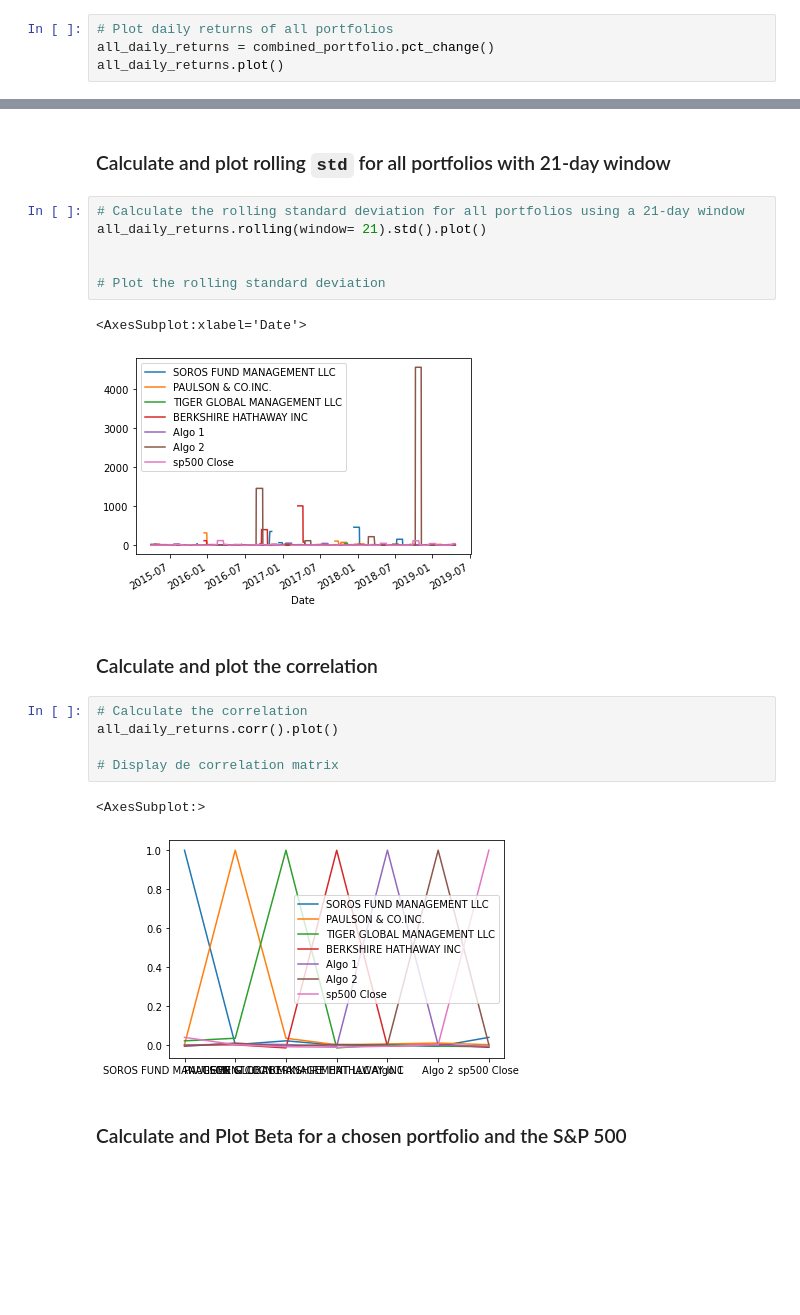
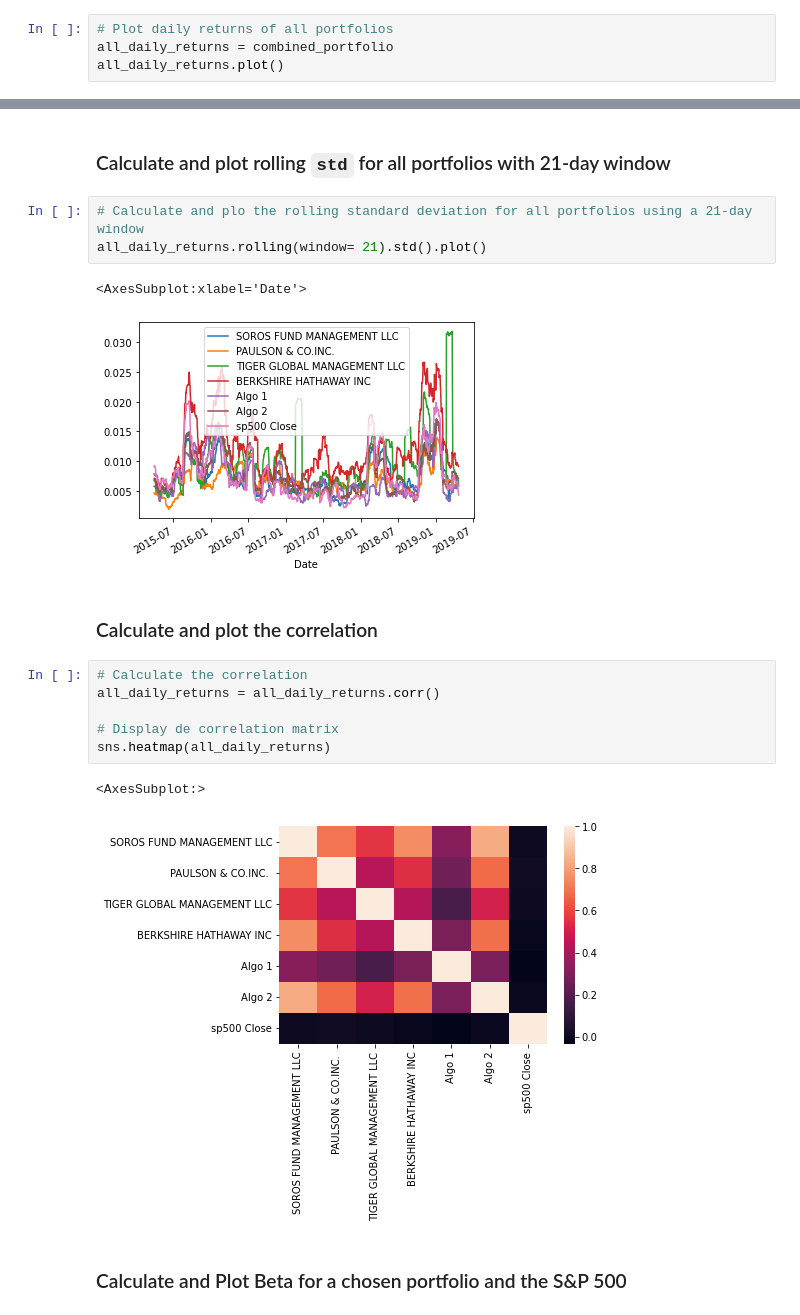
Before and after one commit to ALPHAINFINITETEAM/Pandas-Homework, a Jupyter notebook: Starter_Code/whale_analysis_HW.ipynb, the cells around one changed output, grey strips where cells are left out. Cells and saved outputs as stored; diff of their text form; blank space fills up the shorter version.

```diff
--- a/Starter_Code/whale_analysis_HW.ipynb
+++ b/Starter_Code/whale_analysis_HW.ipynb
@@ -279,7 +280,7 @@ In this section, you will calculate and visualize performance and risk metrics f
 #### Calculate and Plot the daily returns.
 # %%
 # Plot daily returns of all portfolios
-all_daily_returns = combined_portfolio.pct_change()
+all_daily_returns = combined_portfolio
 all_daily_returns.plot()
 # %% [output]
 <AxesSubplot:xlabel='Date'>
@@ -384,24 +390,22 @@ Risk changes over time. Analyze the rolling statistics for Risk and Beta.
 # %% [markdown]
 ### Calculate and plot rolling `std` for all portfolios with 21-day window
 # %%
-# Calculate the rolling standard deviation for all portfolios using a 21-day window
+# Calculate and plo the rolling standard deviation for all portfolios using a 21-day window
 all_daily_returns.rolling(window= 21).std().plot()
-
-
-# Plot the rolling standard deviation
 # %% [output]
 <AxesSubplot:xlabel='Date'>
-[figure, old version]
+[figure, new version]
 # %% [markdown]
 ### Calculate and plot the correlation
 # %%
 # Calculate the correlation
-all_daily_returns.corr().plot()
+all_daily_returns = all_daily_returns.corr()
 
 # Display de correlation matrix
+sns.heatmap(all_daily_returns)
 # %% [output]
 <AxesSubplot:>
-[figure, old version]
+[figure, new version]
 # %% [markdown]
 ### Calculate and Plot Beta for a chosen portfolio and the S&P 500
 # %%
```
Also changed, not shown: parts of 23 cells of this notebook.
